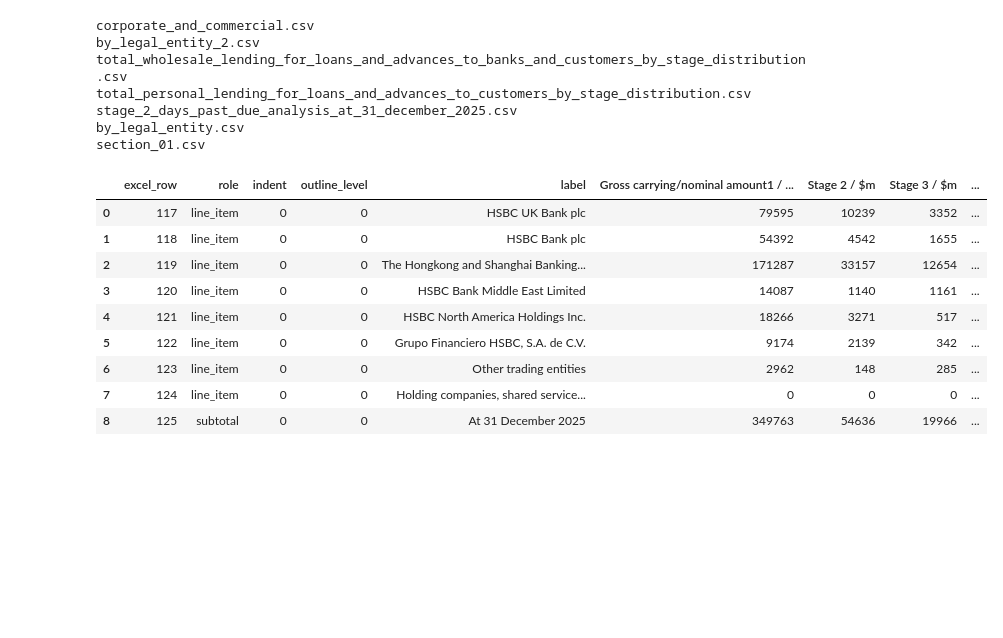
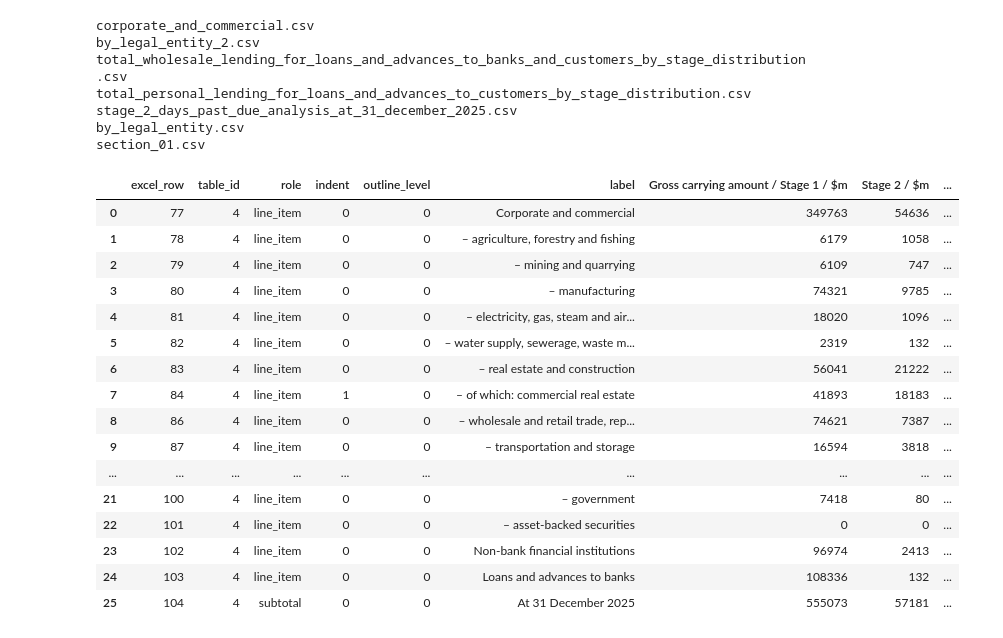
Before and after one commit to tainangao/excel-layout-detection, a Jupyter notebook: playground.ipynb, the cells around one changed output. Cells and saved outputs as stored; diff of their text form; code cells hidden in the pictures; blank space fills up the shorter version.

```diff
--- a/playground.ipynb
+++ b/playground.ipynb
@@ -142,17 +142,24 @@ stage_2_days_past_due_analysis_at_31_december_2025.csv
 by_legal_entity.csv
 section_01.csv
 # %%
-df = pd.read_csv(dir / 'corporate_and_commercial.csv')
+df = pd.read_csv(dir / 'total_wholesale_lending_for_loans_and_advances_to_banks_and_customers_by_stage_distribution.csv')
 df
 # %% [output]
-|  | excel_row | role | indent | outline_level | label | Gross carrying/nominal amount1 / ... | Stage 2 / $m | Stage 3 / $m | ... |
-| 0 | 117 | line_item | 0 | 0 | HSBC UK Bank plc | 79595 | 10239 | 3352 | ... |
-| 1 | 118 | line_item | 0 | 0 | HSBC Bank plc | 54392 | 4542 | 1655 | ... |
-| 2 | 119 | line_item | 0 | 0 | The Hongkong and Shanghai Banking... | 171287 | 33157 | 12654 | ... |
-| 3 | 120 | line_item | 0 | 0 | HSBC Bank Middle East Limited | 14087 | 1140 | 1161 | ... |
-| 4 | 121 | line_item | 0 | 0 | HSBC North America Holdings Inc. | 18266 | 3271 | 517 | ... |
-| 5 | 122 | line_item | 0 | 0 | Grupo Financiero HSBC, S.A. de C.V. | 9174 | 2139 | 342 | ... |
-| 6 | 123 | line_item | 0 | 0 | Other trading entities | 2962 | 148 | 285 | ... |
-| 7 | 124 | line_item | 0 | 0 | Holding companies, shared service... | 0 | 0 | 0 | ... |
-| 8 | 125 | subtotal | 0 | 0 | At 31 December 2025 | 349763 | 54636 | 19966 | ... |
+|  | excel_row | table_id | role | indent | outline_level | label | Gross carrying amount / Stage 1 / $m | Stage 2 / $m | ... |
+| 0 | 77 | 4 | line_item | 0 | 0 | Corporate and commercial | 349763 | 54636 | ... |
+| 1 | 78 | 4 | line_item | 0 | 0 | – agriculture, forestry and fishing | 6179 | 1058 | ... |
+| 2 | 79 | 4 | line_item | 0 | 0 | – mining and quarrying | 6109 | 747 | ... |
+| 3 | 80 | 4 | line_item | 0 | 0 | – manufacturing | 74321 | 9785 | ... |
+| 4 | 81 | 4 | line_item | 0 | 0 | – electricity, gas, steam and air... | 18020 | 1096 | ... |
+| 5 | 82 | 4 | line_item | 0 | 0 | – water supply, sewerage, waste m... | 2319 | 132 | ... |
+| 6 | 83 | 4 | line_item | 0 | 0 | – real estate and construction | 56041 | 21222 | ... |
+| 7 | 84 | 4 | line_item | 1 | 0 | – of which: commercial real estate | 41893 | 18183 | ... |
+| 8 | 86 | 4 | line_item | 0 | 0 | – wholesale and retail trade, rep... | 74621 | 7387 | ... |
+| 9 | 87 | 4 | line_item | 0 | 0 | – transportation and storage | 16594 | 3818 | ... |
+| ... | ... | ... | ... | ... | ... | ... | ... | ... | ... |
+| 21 | 100 | 4 | line_item | 0 | 0 | – government | 7418 | 80 | ... |
+| 22 | 101 | 4 | line_item | 0 | 0 | – asset-backed securities | 0 | 0 | ... |
+| 23 | 102 | 4 | line_item | 0 | 0 | Non-bank financial institutions | 96974 | 2413 | ... |
+| 24 | 103 | 4 | line_item | 0 | 0 | Loans and advances to banks | 108336 | 132 | ... |
+| 25 | 104 | 4 | subtotal | 0 | 0 | At 31 December 2025 | 555073 | 57181 | ... |
 # %%
```
Also changed, not shown: parts of 1 cell of this notebook, 1 other file.
